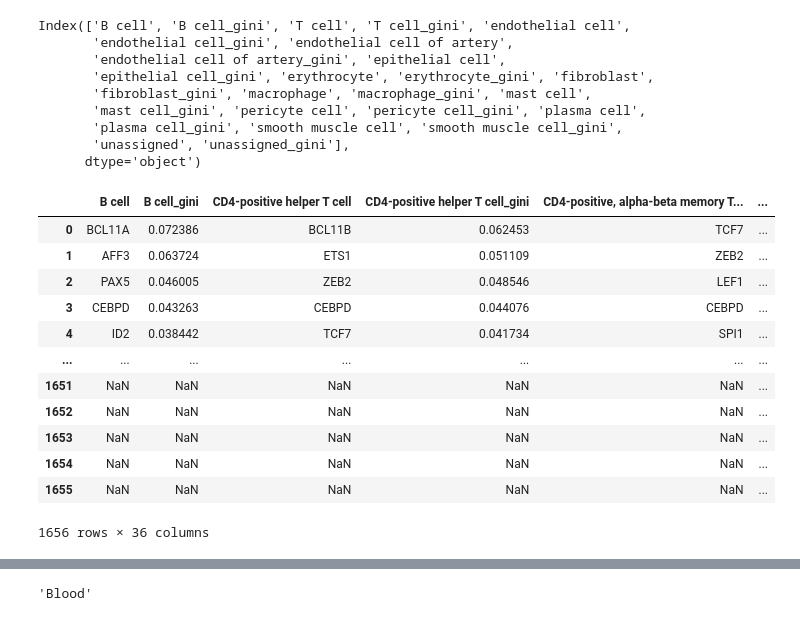
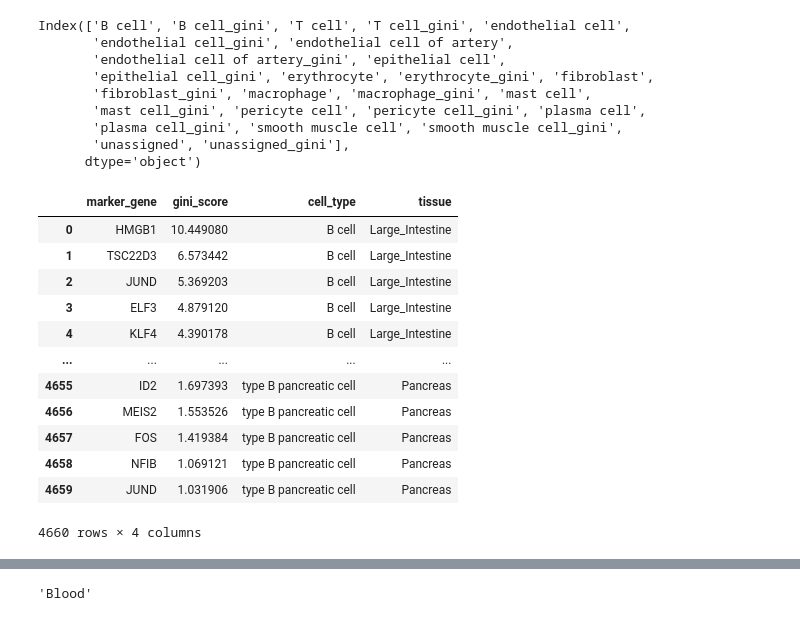
Before and after one commit to czbiohub-sf/tabula-sapiens, a Jupyter notebook: analysis-scripts/publication/v0/Fig2_scRFE-analysis.ipynb, the cells around one changed output, grey strips where cells are left out. Drawn from its saved outputs; the diff is of its cells as text; code cells hidden in the pictures.

```diff
--- a/analysis-scripts/publication/v0/Fig2_scRFE-analysis.ipynb
+++ b/analysis-scripts/publication/v0/Fig2_scRFE-analysis.ipynb
@@ -249,21 +238,21 @@ Index(['B cell', 'B cell_gini', 'T cell', 'T cell_gini', 'endothelial cell',
        'unassigned', 'unassigned_gini'],
       dtype='object')
 # %%
-tiss_scRFE#_res['Vasculature']
+tiss_scRFE_summary#_res['Vasculature']
 # %% [output]
-|  | B cell | B cell_gini | CD4-positive helper T cell | CD4-positive helper T cell_gini | CD4-positive, alpha-beta memory T... | ... |
-| 0 | BCL11A | 0.072386 | BCL11B | 0.062453 | TCF7 | ... |
-| 1 | AFF3 | 0.063724 | ETS1 | 0.051109 | ZEB2 | ... |
-| 2 | PAX5 | 0.046005 | ZEB2 | 0.048546 | LEF1 | ... |
-| 3 | CEBPD | 0.043263 | CEBPD | 0.044076 | CEBPD | ... |
-| 4 | ID2 | 0.038442 | TCF7 | 0.041734 | SPI1 | ... |
-| ... | ... | ... | ... | ... | ... | ... |
-| 1651 | NaN | NaN | NaN | NaN | NaN | ... |
-| 1652 | NaN | NaN | NaN | NaN | NaN | ... |
-| 1653 | NaN | NaN | NaN | NaN | NaN | ... |
-| 1654 | NaN | NaN | NaN | NaN | NaN | ... |
-| 1655 | NaN | NaN | NaN | NaN | NaN | ... |
+|  | marker_gene | gini_score | cell_type | tissue |
+| 0 | HMGB1 | 10.449080 | B cell | Large_Intestine |
+| 1 | TSC22D3 | 6.573442 | B cell | Large_Intestine |
+| 2 | JUND | 5.369203 | B cell | Large_Intestine |
+| 3 | ELF3 | 4.879120 | B cell | Large_Intestine |
+| 4 | KLF4 | 4.390178 | B cell | Large_Intestine |
+| ... | ... | ... | ... | ... |
+| 4655 | ID2 | 1.697393 | type B pancreatic cell | Pancreas |
+| 4656 | MEIS2 | 1.553526 | type B pancreatic cell | Pancreas |
+| 4657 | FOS | 1.419384 | type B pancreatic cell | Pancreas |
+| 4658 | NFIB | 1.069121 | type B pancreatic cell | Pancreas |
+| 4659 | JUND | 1.031906 | type B pancreatic cell | Pancreas |
-1656 rows × 36 columns
+4660 rows × 4 columns
 # %%
 df = tiss_scRFE_res['Vasculature'][['macrophage', 'macrophage_gini']]
 df.columns = ['cell_type_markers','cell_type_markers_gini']
```
Also changed, not shown: parts of 10 cells of this notebook, 3 other files.
